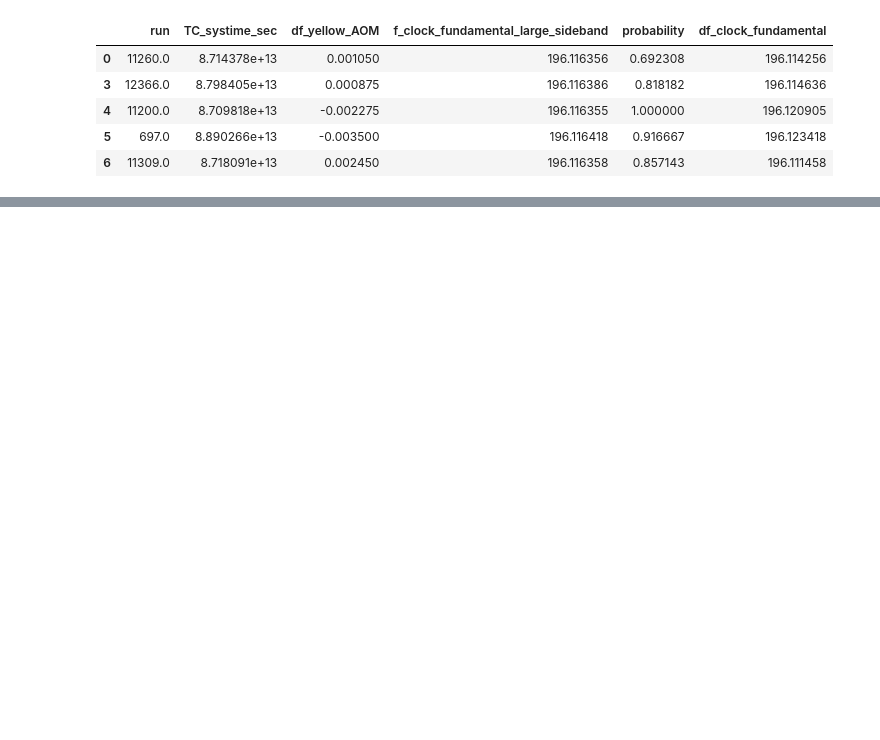
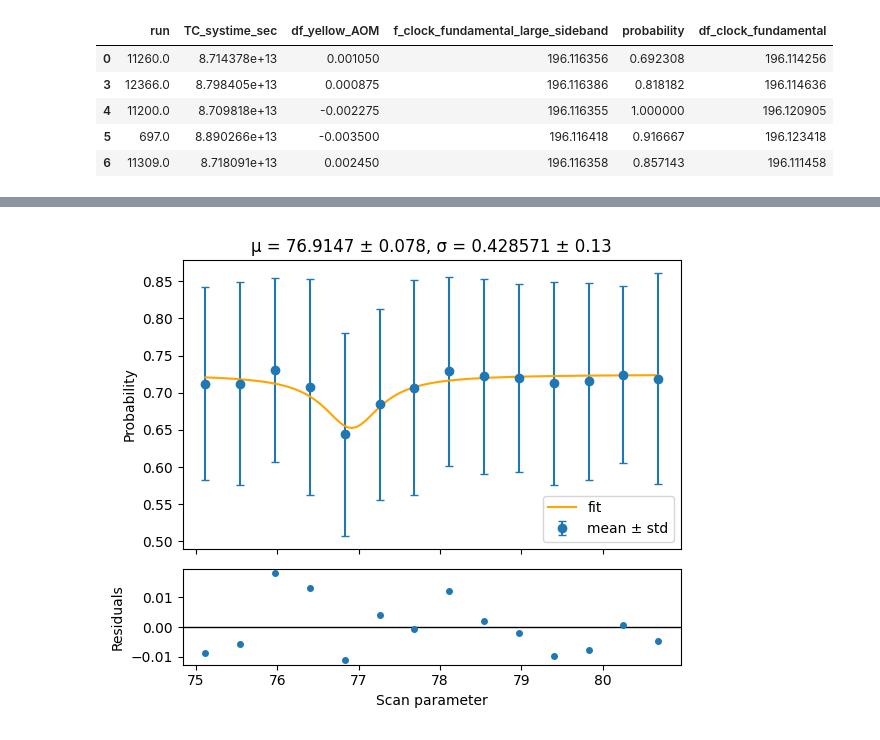
Before and after one commit to rydyb/pydatatom, a Jupyter notebook: notebooks/3 Measurement.ipynb, the cells around one changed output, grey strips where cells are left out. Cells and saved outputs as stored; diff of their text form; code cells hidden in the pictures; blank space fills up the shorter version.

```diff
--- a/notebooks/3 Measurement.ipynb
+++ b/notebooks/3 Measurement.ipynb
@@ -22,11 +29,12 @@ The autoreload extension is already loaded. To reload it, use:
 # %%
-raw_dataset = GzipPickleDataset("/tmp/AA_clock_spect")
+raw_dataset_clk = GzipPickleDataset("/tmp/data/2025-08-05_AA")
+raw_dataset_ryd = GzipPickleDataset("/tmp/data/2025-08-05_AO")
 
-prob_pipeline = Pipeline(steps=[
+prob_pipeline_spec = Pipeline(steps=[
     TransformStep(PickKey("image")),
     ImageMeanStep(),
     AtomCropStep(atom_num=16),
     AtomCountStep(),
     AtomStatsStep(),
 ])
-prob_pipeline.fit(raw_dataset)
+prob_pipeline_spec.fit(raw_dataset_clk)
@@ -69,0 +75,3 @@ measurement.plot()
+# %%
+ryd_df = dataframe_from(raw_dataset_ryd, prob_pipeline_spec)
+ryd_df.head()
@@ -69,0 +85,6 @@ measurement.plot()
+# %%
+ryd_spec = Spectroscopy()
+ryd_spec.fit(ryd_df['f_rydberg_beatlock'].to_numpy(), ryd_df['probability'].to_numpy())
+ryd_spec.plot()
+# %% [output]
+[figure, added]
```
Also changed, not shown: parts of 17 cells of this notebook.
